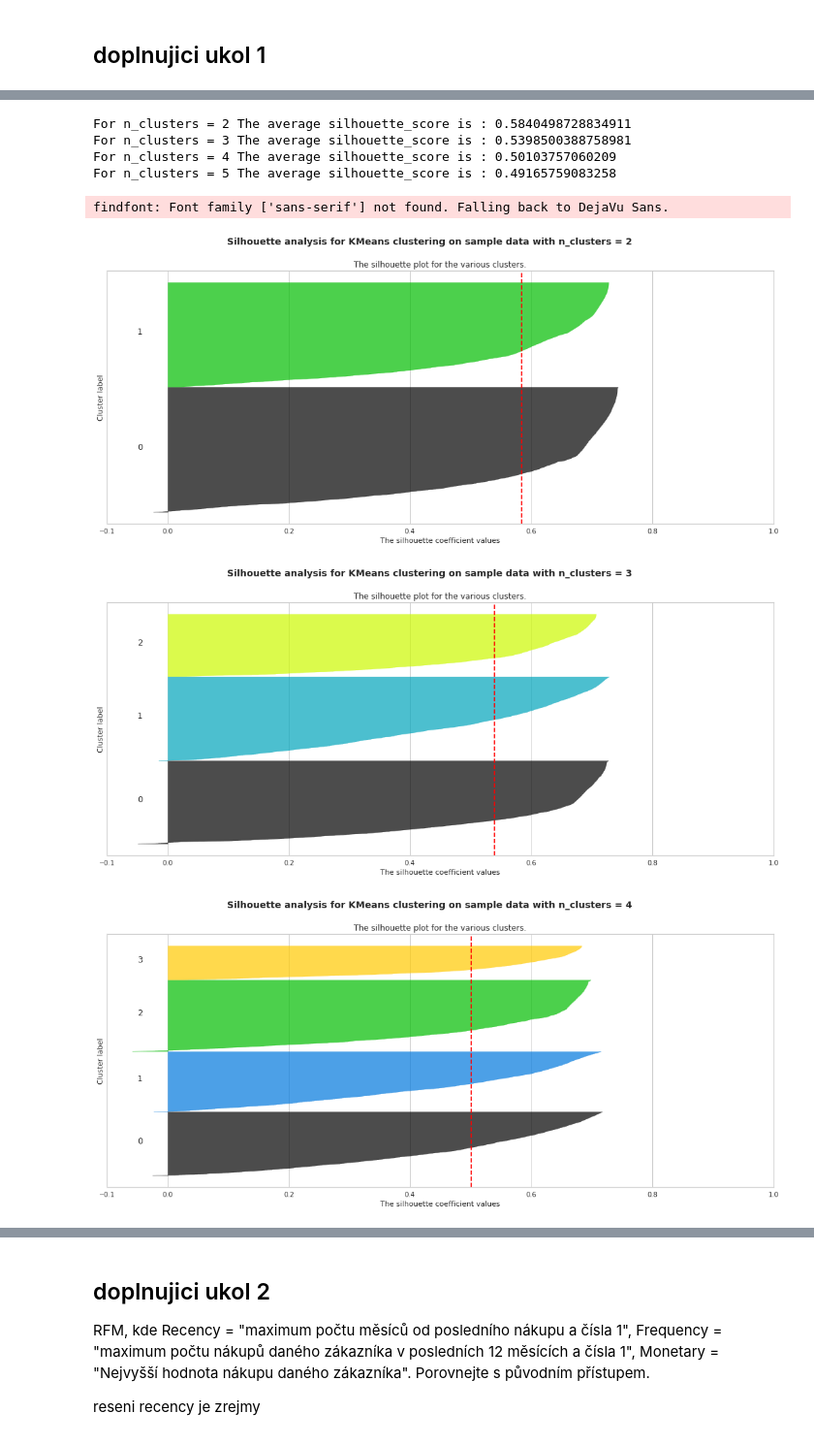
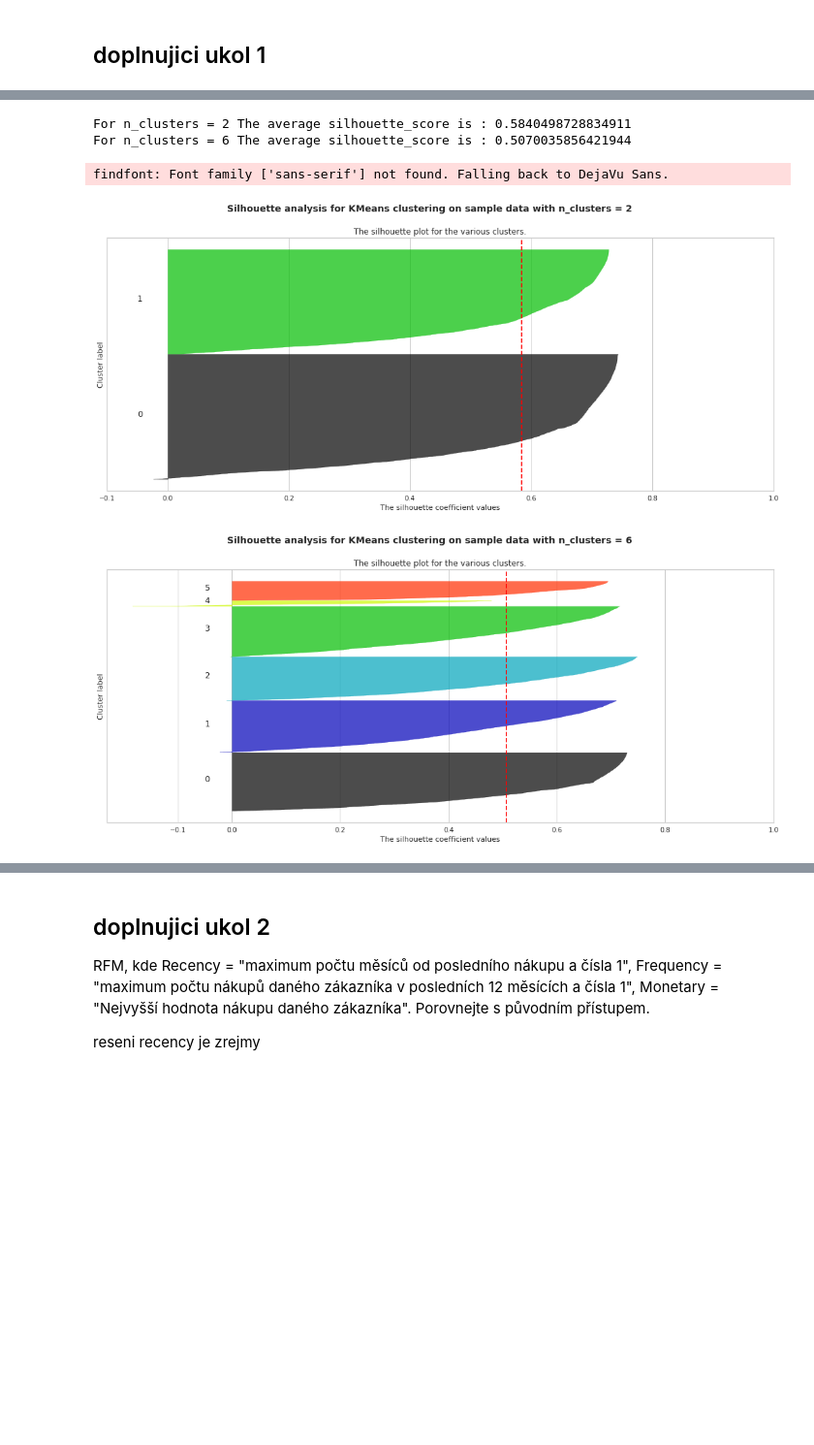
Before and after one commit to xuthang/bi-vzd, a Jupyter notebook: 03/homework_03_B201.ipynb, the cells around one changed output, grey strips where cells are left out. Shown at 97% size. Cells and saved outputs as stored; diff of their text form; code cells hidden in the pictures; blank space fills up the shorter version.

```diff
--- a/03/homework_03_B201.ipynb
+++ b/03/homework_03_B201.ipynb
@@ -142,7 +140,7 @@ visualize(rfmScaled)
 [figure]
 [figure]
 # %%
-visualizer = KElbowVisualizer(KMeans(), k=(1,maxCluster))
+visualizer = KElbowVisualizer(KMeans())
 visualizer.fit(rfmScaled)        # Fit the data to the visualizer
 visualizer.show()        # Finalize and render the figure
 # %% [output]
@@ -189,9 +190,10 @@ meanrfm
 # The silhouette_score gives the average value for all the samples.
 # This gives a perspective into the density and separation of the formed
 # clusters
-silhouette_avg = silhouette_score(rfmTable, KMeans(n_clusters = idealClusters, random_state=random_state).fit_predict(rfmTable))
-print("For n_clusters =", idealClusters, "with no scaling, the average silhouette_score is :", silhouette_avg)
+for k in range(2, 10):
+    silhouette_avg1 = silhouette_score(rfmTable, KMeans(n_clusters = k, random_state=random_state).fit_predict(rfmTable))
+    print("For n_clusters =", k, "with no scaling, the average silhouette_score is :", silhouette_avg1)
 
-silhouette_avg = silhouette_score(rfmScaled, KMeans(n_clusters = idealClusters, random_state=random_state).fit_predict(rfmScaled))
-print("For n_clusters =", idealClusters, "with no minMax scaling, the average silhouette_score is :", silhouette_avg)
+    silhouette_avg2 = silhouette_score(rfmScaled, KMeans(n_clusters = k, random_state=random_state).fit_predict(rfmScaled))
+    print("For n_clusters =", k, "with no minMax scaling, the average silhouette_score is :", silhouette_avg2)
 # %% [output]
@@ -202,7 +223,10 @@ For n_clusters = 6 with no scaling, the average silhouette_score is : 0.47645565
 
 X=rfmScaled
 
-range_n_clusters = range(2, )
+#change range to display graf for different k
+#range_n_clusters = range(idealClusters, idealClusters+1)
+#using best silhouete score and the best value by visualization
+range_n_clusters = [2, idealClusters]
 
 for n_clusters in range_n_clusters:
     fig, ax1= plt.subplots()
@@ -234,35 +258,32 @@ for n_clusters in range_n_clusters:
         color = cm.nipy_spectral(float(i) / n_clusters)
         ax1.fill_betweenx(np.arange(y_lower, y_upper),
                           0, ith_cluster_silhouette_values,
                           facecolor=color, edgecolor=color, alpha=0.7)
 
         # Label the silhouette plots with their cluster numbers at the middle
         ax1.text(-0.05, y_lower + 0.5 * size_cluster_i, str(i))
 
         # Compute the new y_lower for next plot
         y_lower = y_upper + 10  # 10 for the 0 samples
 
     ax1.set_title("The silhouette plot for the various clusters.")
     ax1.set_xlabel("The silhouette coefficient values")
     ax1.set_ylabel("Cluster label")
 
     # The vertical line for average silhouette score of all the values
     ax1.axvline(x=silhouette_avg, color="red", linestyle="--")
 
     ax1.set_yticks([])  # Clear the yaxis labels / ticks
     ax1.set_xticks([-0.1, 0, 0.2, 0.4, 0.6, 0.8, 1])
 
     plt.suptitle(("Silhouette analysis for KMeans clustering on sample data "
                   "with n_clusters = %d" % n_clusters),
                  fontsize=14, fontweight='bold')
 
 plt.show()
 # %% [output]
 For n_clusters = 2 The average silhouette_score is : 0.5840498728834911
-For n_clusters = 3 The average silhouette_score is : 0.5398500388758981
-For n_clusters = 4 The average silhouette_score is : 0.50103757060209
-For n_clusters = 5 The average silhouette_score is : 0.49165759083258
+For n_clusters = 6 The average silhouette_score is : 0.5070035856421944
 findfont: Font family ['sans-serif'] not found. Falling back to DejaVu Sans.
 [figure]
-[figure, old version]
+[figure, new version]
-[figure, removed]
```
Also changed, not shown: parts of 14 cells of this notebook.
